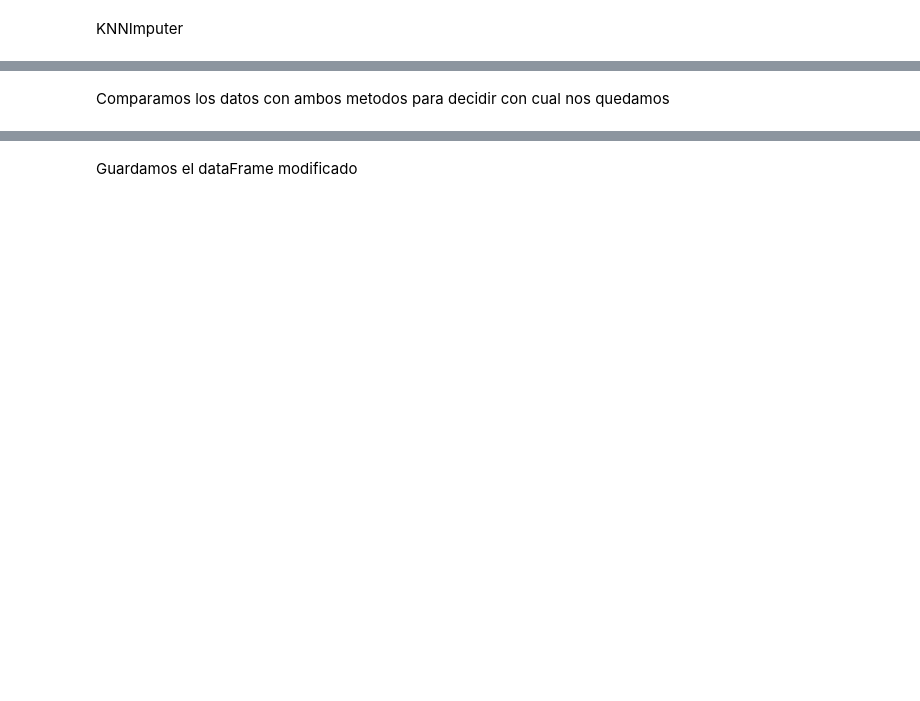
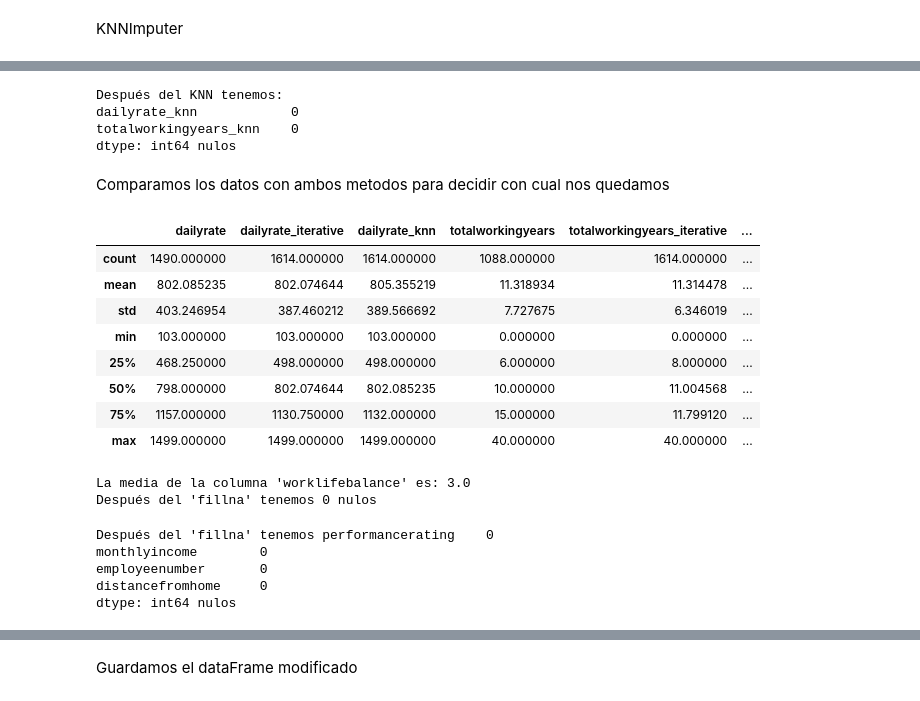
Before and after one commit to Adalab/https-github.com-Adalab-proyecto-da-promo-F-modulo-3-team-5, a Jupyter notebook: orden_gestion_nulos.ipynb, the cells around one changed output, grey strips where cells are left out. Saved outputs shown, nothing was run; the diff lists cells and outputs as text; code cells hidden in the pictures; blank space fills up the shorter version.

```diff
--- a/orden_gestion_nulos.ipynb
+++ b/orden_gestion_nulos.ipynb
@@ -283,7 +246,7 @@ IterativeImputer
 imputer_iterative = IterativeImputer(max_iter = 20, random_state = 42)
 
 # ajustamos y tranformamos los datos
-imputer_iterative_imputado = imputer_iterative.fit_transform(df_copia[["age", "pdays", "euribor3m"]])
+imputer_iterative_imputado = imputer_iterative.fit_transform(df_copia[["dailyrate","totalworkingyears"]])
 
 # comprobamos que es lo que nos devuelve, que en este caso es un array también
 imputer_iterative_imputado
@@ -290,6 +261,6 @@ imputer_iterative_imputado
 # %%
 # en este caso como vamos a aplicar los dos métodos sobre estas columnas vamos a crear dos columnas nuevas
-df_copia[["age_iterative", "pdays_iterative", "euribor_iterative"]] = imputer_iterative_imputado
+df_copia[["dailyrate_iterative","totalworkingyears_iterative"]] = imputer_iterative_imputado
 
 # comprobamos los nulos
-print(f"Después del 'Iterative' tenemos: \n{df_copia[['age_iterative', 'pdays_iterative', 'euribor_iterative']].isnull().sum()} nulos")
+print(f'Después del Iterative tenemos: \n{df_copia[["dailyrate_iterative","totalworkingyears_iterative"]].isnull().sum()} nulos')
@@ -302,7 +278,7 @@ KNNImputer
 imputer_knn = KNNImputer(n_neighbors = 5)
 
 # ajustamos y transformamos los datos
-imputer_knn_imputado = imputer_knn.fit_transform(df_copia[["age", "pdays", "euribor3m"]])
+imputer_knn_imputado = imputer_knn.fit_transform(df_copia[["dailyrate","totalworkingyears"]])
 
 # comprobamos que es lo que nos devuelve, que sigue siendo un array
 imputer_knn_imputado
@@ -309,9 +293,14 @@ imputer_knn_imputado
 # %%
 # por último nos queda añadir ese array al DataFrame como hemos hecho hasta ahora
-df_copia[["age_knn", "pdays_knn", "euribor_knn"]] = imputer_knn_imputado
+df_copia[["dailyrate_knn","totalworkingyears_knn"]] = imputer_knn_imputado
 
 
 # comprobamos los nulos
-print(f"Después del 'KNN' tenemos: \n{df_copia[['age_knn', 'pdays_knn', 'euribor_knn']].isnull().sum()} nulos")
+print(f'Después del KNN tenemos: \n{df_copia[["dailyrate_knn","totalworkingyears_knn"]].isnull().sum()} nulos')
+# %% [output]
+Después del KNN tenemos:
+dailyrate_knn            0
+totalworkingyears_knn    0
+dtype: int64 nulos
 # %% [markdown]
 Comparamos los datos con ambos metodos para decidir con cual nos quedamos
@@ -319,0 +307,12 @@ df_copia.describe()[["age","age_iterative", "age_knn", "pdays", "pdays_iterative
+# %%
+df_copia.describe()[["dailyrate","dailyrate_iterative", "dailyrate_knn", "totalworkingyears", "totalworkingyears_iterative", "totalworkingyears_knn"]]
+# %% [output]
+|  | dailyrate | dailyrate_iterative | dailyrate_knn | totalworkingyears | totalworkingyears_iterative | ... |
+| count | 1490.000000 | 1614.000000 | 1614.000000 | 1088.000000 | 1614.000000 | ... |
+| mean | 802.085235 | 802.074644 | 805.355219 | 11.318934 | 11.314478 | ... |
+| std | 403.246954 | 387.460212 | 389.566692 | 7.727675 | 6.346019 | ... |
+| min | 103.000000 | 103.000000 | 103.000000 | 0.000000 | 0.000000 | ... |
+| 25% | 468.250000 | 498.000000 | 498.000000 | 6.000000 | 8.000000 | ... |
+| 50% | 798.000000 | 802.074644 | 802.085235 | 10.000000 | 11.004568 | ... |
+| 75% | 1157.000000 | 1130.750000 | 1132.000000 | 15.000000 | 11.799120 | ... |
+| max | 1499.000000 | 1499.000000 | 1499.000000 | 40.000000 | 40.000000 | ... |
@@ -326 +336,27 @@ nuevo_nombre = {"age_iterative": "age",  'euribor_iterative': "euribor3m", "pday
 df_copia.rename(columns = nuevo_nombre, inplace = True)
+# %%
+median_worklifebalance = df_copia["worklifebalance"].median()
+print(f"La media de la columna 'worklifebalance' es: {round(median_worklifebalance, 2)}")
+
+# aplicamos el método 'fillna()' a la columna
+df_copia["worklifebalance"] = df_copia["worklifebalance"].fillna(median_worklifebalance)
+
+# comprobamos los nulos para la columna
+print(f"Después del 'fillna' tenemos {df_copia['worklifebalance'].isnull().sum()} nulos")
+# %% [output]
+La media de la columna 'worklifebalance' es: 3.0
+Después del 'fillna' tenemos 0 nulos
+# %%
+# aplicamos el método 'fillna()' a la columna
+lista_columnas=["performancerating","monthlyincome", "employeenumber","distancefromhome"]
+
+df_copia[lista_columnas] = df_copia[lista_columnas].fillna("unknown")
+
+# comprobamos los nulos para la columna
+print(f"Después del 'fillna' tenemos {df_copia[lista_columnas].isnull().sum()} nulos")
+# %% [output]
+Después del 'fillna' tenemos performancerating    0
+monthlyincome        0
+employeenumber       0
+distancefromhome     0
+dtype: int64 nulos
```
Also changed, not shown: parts of 26 cells of this notebook, 3 other files.
